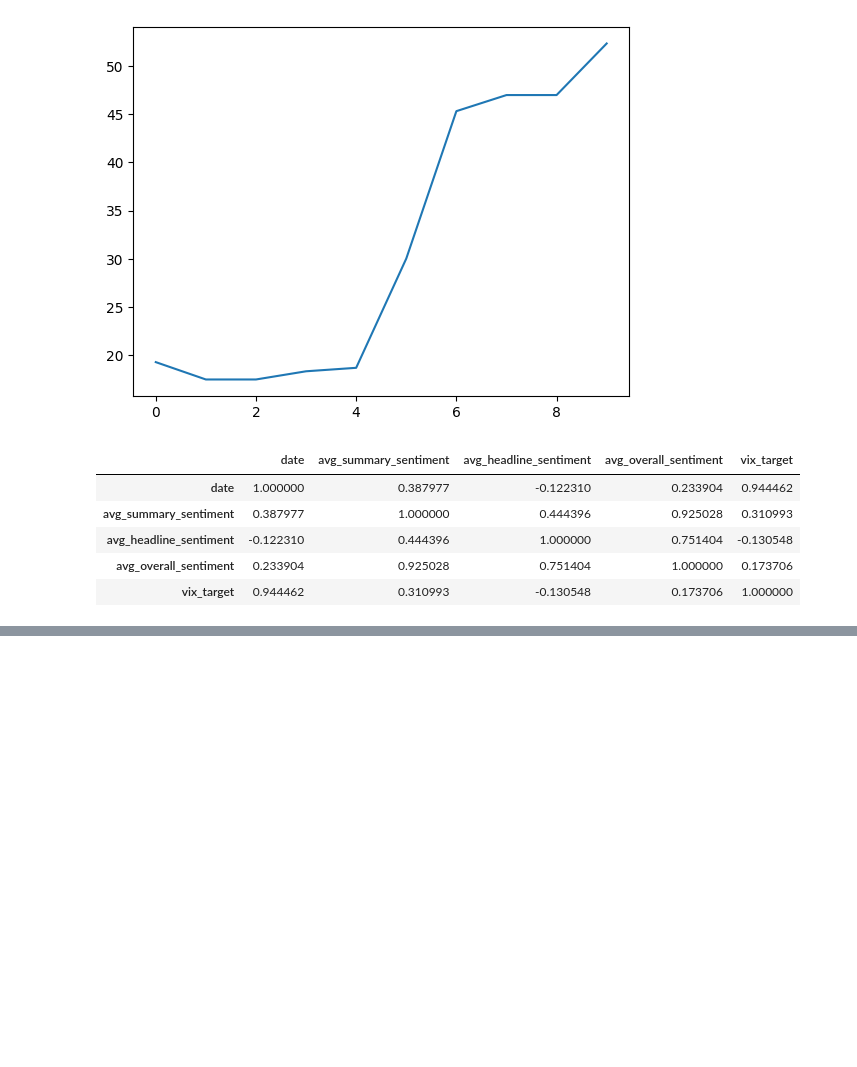
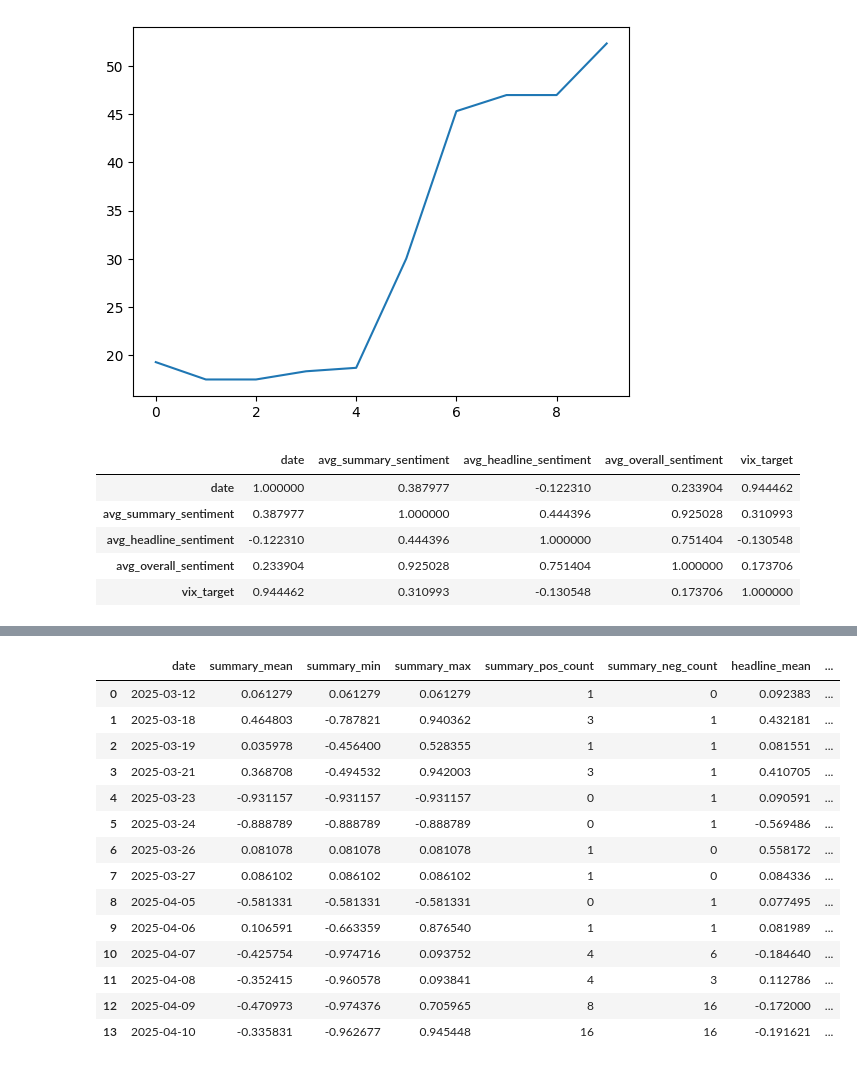
Before and after one commit to DylanSuniaga/VIXNLP, a Jupyter notebook: finnhub_news/main.ipynb, the cells around one changed output, grey strips where cells are left out. Drawn from its saved outputs; the diff is of its cells as text; code cells hidden in the pictures; blank space fills up the shorter version.

```diff
--- a/finnhub_news/main.ipynb
+++ b/finnhub_news/main.ipynb
@@ -569,0 +572,18 @@ dp.macro_analysis('./../vix_news.csv', 'description', 'title')
+# %%
+df
+# %% [output]
+|  | date | summary_mean | summary_min | summary_max | summary_pos_count | summary_neg_count | headline_mean | ... |
+| 0 | 2025-03-12 | 0.061279 | 0.061279 | 0.061279 | 1 | 0 | 0.092383 | ... |
+| 1 | 2025-03-18 | 0.464803 | -0.787821 | 0.940362 | 3 | 1 | 0.432181 | ... |
+| 2 | 2025-03-19 | 0.035978 | -0.456400 | 0.528355 | 1 | 1 | 0.081551 | ... |
+| 3 | 2025-03-21 | 0.368708 | -0.494532 | 0.942003 | 3 | 1 | 0.410705 | ... |
+| 4 | 2025-03-23 | -0.931157 | -0.931157 | -0.931157 | 0 | 1 | 0.090591 | ... |
+| 5 | 2025-03-24 | -0.888789 | -0.888789 | -0.888789 | 0 | 1 | -0.569486 | ... |
+| 6 | 2025-03-26 | 0.081078 | 0.081078 | 0.081078 | 1 | 0 | 0.558172 | ... |
+| 7 | 2025-03-27 | 0.086102 | 0.086102 | 0.086102 | 1 | 0 | 0.084336 | ... |
+| 8 | 2025-04-05 | -0.581331 | -0.581331 | -0.581331 | 0 | 1 | 0.077495 | ... |
+| 9 | 2025-04-06 | 0.106591 | -0.663359 | 0.876540 | 1 | 1 | 0.081989 | ... |
+| 10 | 2025-04-07 | -0.425754 | -0.974716 | 0.093752 | 4 | 6 | -0.184640 | ... |
+| 11 | 2025-04-08 | -0.352415 | -0.960578 | 0.093841 | 4 | 3 | 0.112786 | ... |
+| 12 | 2025-04-09 | -0.470973 | -0.974376 | 0.705965 | 8 | 16 | -0.172000 | ... |
+| 13 | 2025-04-10 | -0.335831 | -0.962677 | 0.945448 | 16 | 16 | -0.191621 | ... |
```
Also changed, not shown: parts of 3 cells of this notebook, 2 other files.
